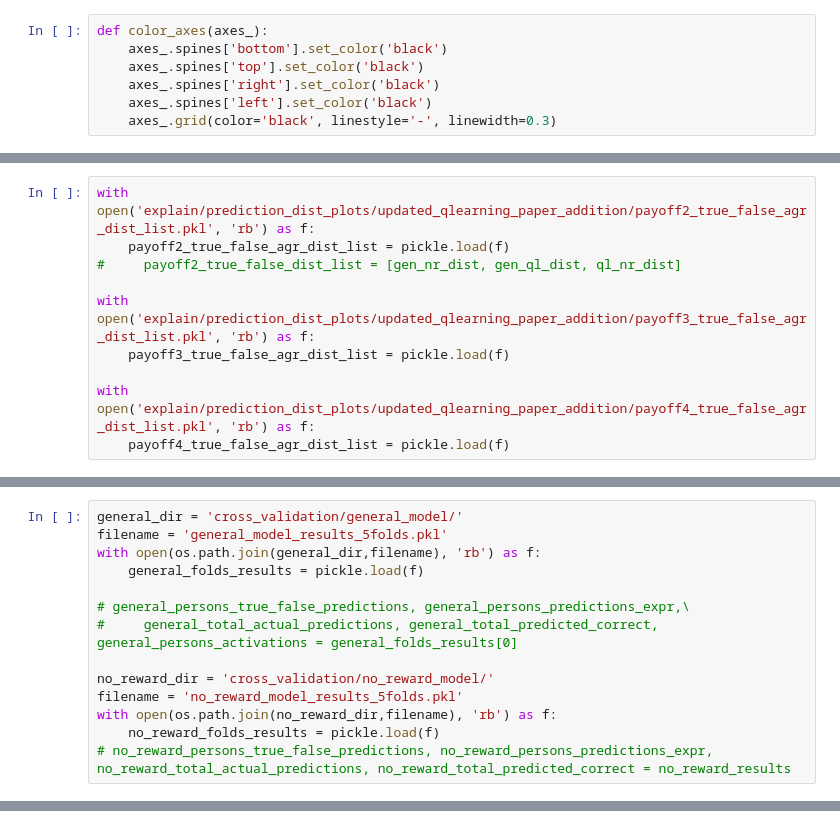
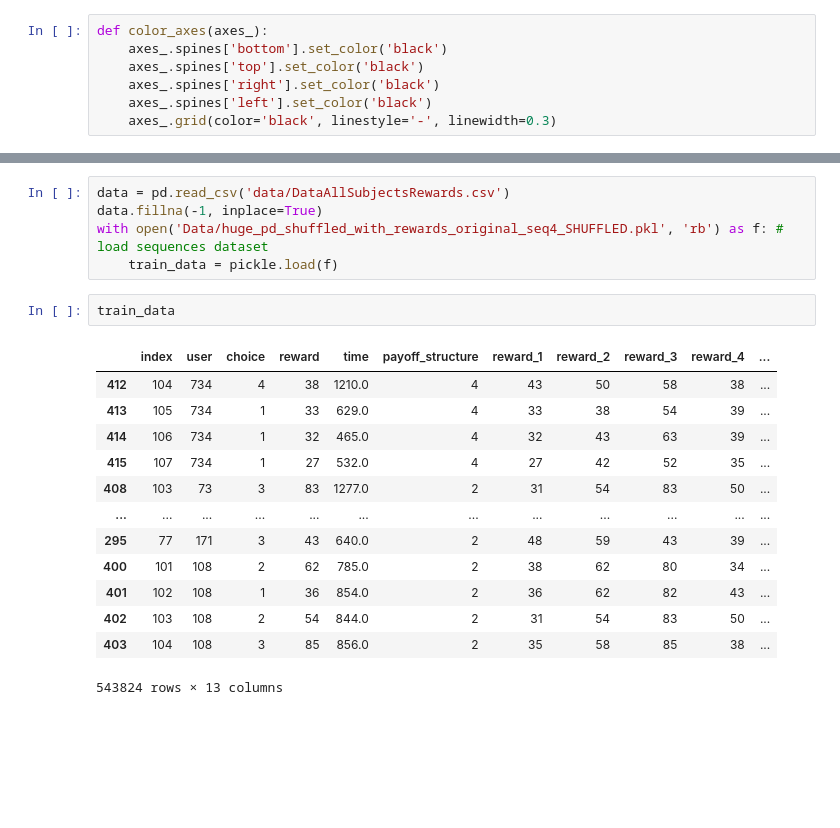
Before and after one commit to oomcth/Deep-learning-Multi-armed-bandits, a Jupyter notebook: Figures.ipynb, the cells around one changed output, grey strips where cells are left out. Saved outputs shown, nothing was run; the diff lists cells and outputs as text; blank space fills up the shorter version.

```diff
--- a/Figures.ipynb
+++ b/Figures.ipynb
@@ -780,10 +54,0 @@ def color_axes(axes_):
-# %%
-with open('explain/prediction_dist_plots/updated_qlearning_paper_addition/payoff2_true_false_agr_dist_list.pkl', 'rb') as f:
-    payoff2_true_false_agr_dist_list = pickle.load(f)
-#     payoff2_true_false_dist_list = [gen_nr_dist, gen_ql_dist, ql_nr_dist]
-
-with open('explain/prediction_dist_plots/updated_qlearning_paper_addition/payoff3_true_false_agr_dist_list.pkl', 'rb') as f:
-    payoff3_true_false_agr_dist_list = pickle.load(f)
-
-with open('explain/prediction_dist_plots/updated_qlearning_paper_addition/payoff4_true_false_agr_dist_list.pkl', 'rb') as f:
-    payoff4_true_false_agr_dist_list = pickle.load(f)
@@ -1749,14 +54,0 @@ to get the predictions I need to map the folds back to their original users (as
-# %%
-general_dir = 'cross_validation/general_model/'
-filename = 'general_model_results_5folds.pkl'
-with open(os.path.join(general_dir,filename), 'rb') as f:
-    general_folds_results = pickle.load(f)
-
-# general_persons_true_false_predictions, general_persons_predictions_expr,\
-#     general_total_actual_predictions, general_total_predicted_correct, general_persons_activations = general_folds_results[0]
-
-no_reward_dir = 'cross_validation/no_reward_model/'
-filename = 'no_reward_model_results_5folds.pkl'
-with open(os.path.join(no_reward_dir,filename), 'rb') as f:
-    no_reward_folds_results = pickle.load(f)
-# no_reward_persons_true_false_predictions, no_reward_persons_predictions_expr, no_reward_total_actual_predictions, no_reward_total_predicted_correct = no_reward_results
@@ -2194,0 +55,21 @@ fig.savefig(os.path.join(saving_dir,f'payoff{payoff}_preds_choice_probs.svg'),qu
+# %%
+data = pd.read_csv('data/DataAllSubjectsRewards.csv')
+data.fillna(-1, inplace=True)
+with open('Data/huge_pd_shuffled_with_rewards_original_seq4_SHUFFLED.pkl', 'rb') as f: # load sequences dataset
+    train_data = pickle.load(f)
+# %%
+train_data
+# %% [output]
+|  | index | user | choice | reward | time | payoff_structure | reward_1 | reward_2 | reward_3 | reward_4 | ... |
+| 412 | 104 | 734 | 4 | 38 | 1210.0 | 4 | 43 | 50 | 58 | 38 | ... |
+| 413 | 105 | 734 | 1 | 33 | 629.0 | 4 | 33 | 38 | 54 | 39 | ... |
+| 414 | 106 | 734 | 1 | 32 | 465.0 | 4 | 32 | 43 | 63 | 39 | ... |
+| 415 | 107 | 734 | 1 | 27 | 532.0 | 4 | 27 | 42 | 52 | 35 | ... |
+| 408 | 103 | 73 | 3 | 83 | 1277.0 | 2 | 31 | 54 | 83 | 50 | ... |
+| ... | ... | ... | ... | ... | ... | ... | ... | ... | ... | ... | ... |
+| 295 | 77 | 171 | 3 | 43 | 640.0 | 2 | 48 | 59 | 43 | 39 | ... |
+| 400 | 101 | 108 | 2 | 62 | 785.0 | 2 | 38 | 62 | 80 | 34 | ... |
+| 401 | 102 | 108 | 1 | 36 | 854.0 | 2 | 36 | 62 | 82 | 43 | ... |
+| 402 | 103 | 108 | 2 | 54 | 844.0 | 2 | 31 | 54 | 83 | 50 | ... |
+| 403 | 104 | 108 | 3 | 85 | 856.0 | 2 | 35 | 58 | 85 | 38 | ... |
+543824 rows × 13 columns
```
Also changed, not shown: parts of 165 cells of this notebook, 2 other files.
